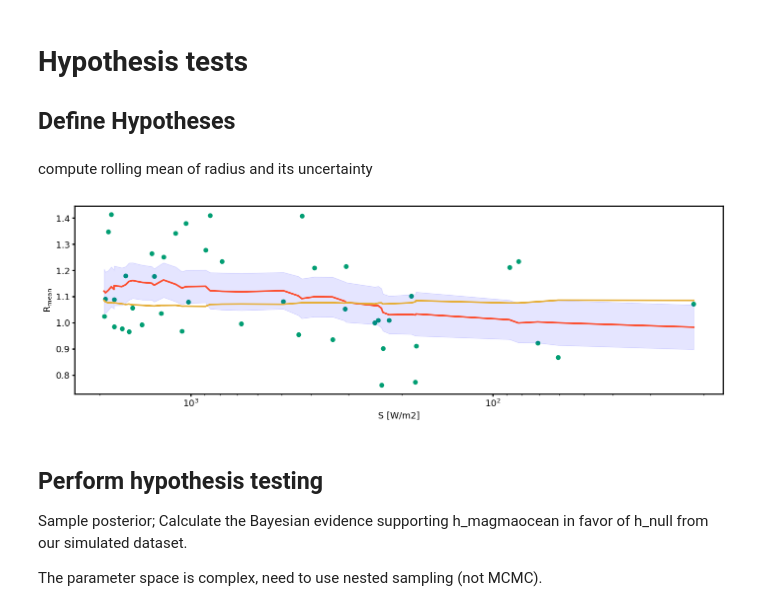
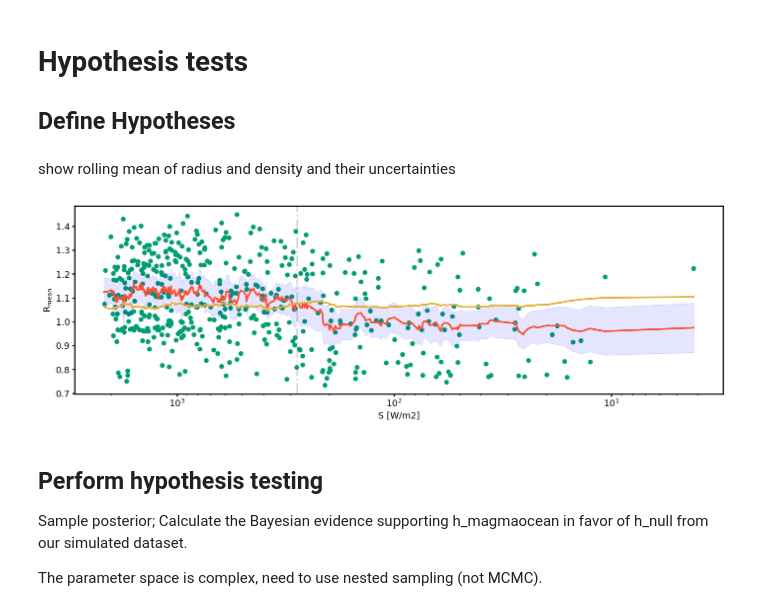
Before and after one commit to matiscke/hz-inner-edge-discontinuity, a Jupyter notebook: src/scripts/magmaocean.ipynb, the cells around one changed output. Drawn from its saved outputs; the diff is of its cells as text; code cells hidden in the pictures.

```diff
--- a/src/scripts/magmaocean.ipynb
+++ b/src/scripts/magmaocean.ipynb
@@ -530,20 +530,20 @@ Created a new TransitSurvey
 Let's add some measurements our survey conducts. 'small_radius' is True for a planet if it has a radius smaller than the mean of the population.
 # %%
 margs = {}
-mkeys = ['L_st', 'R_st', 'M_st', 'T_eff_st', 'd', 'age', 'depth', 'R', 'T_dur',
-         'P', 'a', 'a_eff', 'S', 'S_abs',
+mkeys = ['L_st', 'R_st', 'M_st', 'T_eff_st', 'd', 'age', 'depth', 'R',
+         'T_dur', 'P', 'a', 'a_eff', 'S', 'S_abs',
          'M', 'rho']
 
-# # GOOD survey: choose super-optimistic values for now.
+# # GOOD survey: choose very optimistic values for now.
 margs['precision'] = {'T_eff_st': 25.,
                       'R_st': '1%',
                       'depth': '1%',
-                      'R': '1%',
+                      'R': '2%',
                       'M_st': '1%',
                       'age': '30%',
                       'P': 0.000001,
-                      'S': '1%',
-                      'S_abs': '1%',
+                      'S': '5%',
+                      'S_abs': '5%',
                       'M': '5%',
                       'rho': '7%'}
 
@@ -594,5 +594,5 @@ print(N)
 # %% [markdown]
 simulate observations, obtain dataset
 # %%
-data = survey.observe(detected)
-data.to_pandas().head()
+data = survey.observe(detected, demographics=True)
+# data.to_pandas().head()
@@ -702,50 +687,26 @@ elif parameter_of_interest == 'rho':
     # h_magmaocean = Hypothesis(magma_ocean_hypo_exp, bounds, params=params, features=features, labels=labels, log=log)
     h_magmaocean.h_null = Hypothesis(magma_ocean_f0, bounds_null, params=('rho_avg_random',), features=features, labels=labels, log=(log[-1],))
 # %% [markdown]
-compute rolling mean of radius and its uncertainty
+show rolling mean of radius and density and their uncertainties
 # %%
-def rolling_mean(d, window):
-    dd = d.to_pandas()
-    R_mean = dd.sort_values('S_abs')['R'].rolling(window, center=True,min_periods=1).mean()
-    R_sem = dd.sort_values('S_abs')['R'].rolling(window, center=True,min_periods=1).sem()  # rolling standard error of mean
-    rho_mean = dd.sort_values('S_abs')['rho'].rolling(window, center=True,min_periods=1).mean()
-    rho_sem = dd.sort_values('S_abs')['rho'].rolling(window, center=True,min_periods=1).sem()  # rolling standard error of mean
-
-    data.sort_by('S_abs', inplace=True)
-    data['R_mean'] = R_mean
-    data['rho_mean'] = rho_mean
-    # data.error['R_mean'] = 20*data.error['R']
-    data.error.sort_by('S_abs', inplace=True)
-    data.error['R_mean'] = R_sem
-    data.error['rho_mean'] = rho_sem
-    return data
-
 def plot_rolling_mean(data, parameter_of_interest='R'):
     """diagnostic plot"""
     fig, ax = plt.subplots(figsize=[16,5])
     ax.scatter(data['S_abs'], data[parameter_of_interest])
     ax.plot(data.sort_by('S_abs')['S_abs'], data.sort_by('S_abs')[parameter_of_interest +'_mean'], c='C1')
     mean = data.sort_by('S_abs')[parameter_of_interest + '_mean']
     sem = data.error.sort_by('S_abs')[parameter_of_interest + '_mean']
     ax.fill_between(data.sort_by('S_abs')['S_abs'], (mean-sem), (mean+sem), color='b', alpha=.1)
     ax.plot(data.sort_by('S_abs')['S_abs'], data.error[parameter_of_interest + '_mean'] + 1, c='C3')
     ax.set_ylabel(parameter_of_interest + '$_\mathrm{mean}$')
     ax.set_xlabel('S [W/m2]')
+    ax.axvline(planets_args['S_thresh'], ls='-.', c='gray', alpha=.33)
     ax.invert_xaxis()
     ax.set_xscale('log')
 
-
-data = rolling_mean(data, window=25)
-# data = rolling_mean(data, window=3)
-
-
-# crank up rolling mean errors to account for measurement errors
-data.error['R_mean'] *= 2.
-data.error['rho_mean'] *= 2.
-
 plot_rolling_mean(data, parameter_of_interest=parameter_of_interest)
 # %% [output]
-[figure, old version]
+[figure, new version]
 # %% [markdown]
 ## Perform hypothesis testing
 
```
Also changed, not shown: parts of 48 cells of this notebook.
